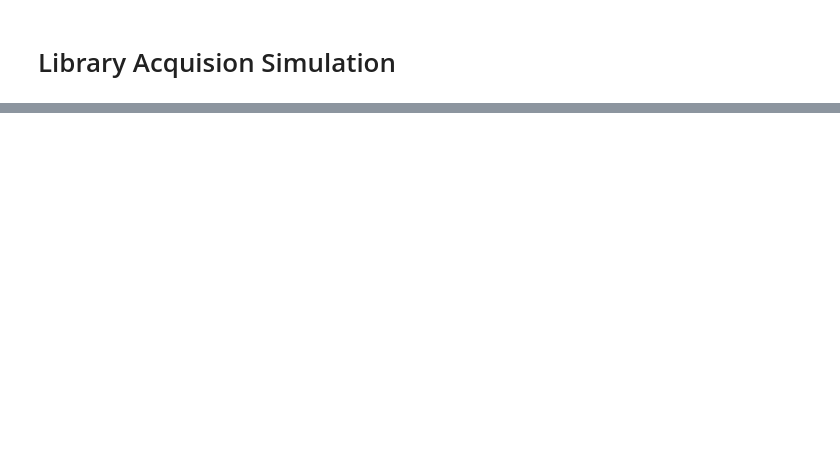
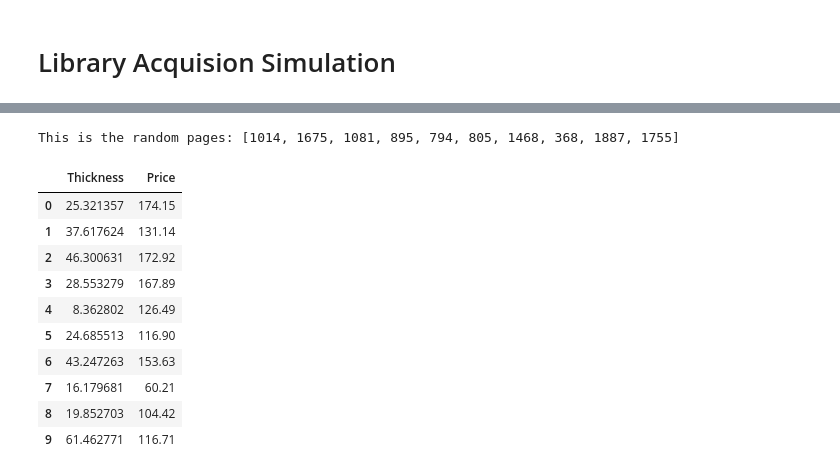
Before and after one commit to Shuyi-Liu/MC-for-Library-Acquisitions, a Jupyter notebook: Solutions.ipynb, the cells around one changed output, grey strips where cells are left out. Cells and saved outputs as stored; diff of their text form; code cells hidden in the pictures; blank space fills up the shorter version.

```diff
--- a/Solutions.ipynb
+++ b/Solutions.ipynb
@@ -83,3 +83,54 @@ get_attributes(10)
+# %%
+# Since page numbers and its thickness are impact on thickness and we add pages numbers as another variables.
+def get_attributes(num_of_titles):
+    '''
+    This is getting attributes of books, thickness and prices. The price will caculate randomly depedning on its thickness.
+    :param num_of_titles: Integer. a number of titles a librarian would like to purchase.
+    :return: DataFrame, columns are thickness and price.
+    '''
+    pages_list = []
+    for i in range(num_of_titles):
+        page = round(random.randint(10, 2000), 2)
+        pages_list.append(page)
+    print("This is the random pages:", pages_list)
+    thickness_list = []
+    for i in pages_list:
+        page_thickness = random.uniform(0.01, 0.05) # thickness range per each paper
+        thickness = page_thickness * i
+        thickness_list.append(thickness)
+    # print("thickness_list", thickness_list)
+    price_list = []
+    for i in pages_list:
+        price1 = round(random.uniform(1, 40), 2)
+        price2 = round(random.uniform(40, 100), 2)
+        price3 = round(random.uniform(100, 200), 2)
+        if i <= 100:
+            # price1 = round(random.uniform(1, 40), 2)
+            price_list.append(price1)
+        elif 100 < i <= 400:
+            price_list.append(price2)
+        elif i > 400:
+            price_list.append(price3)
+    # print("This is the random price", price_list)
+    df = pd.DataFrame(data={'Thickness': thickness_list,
+                            'Price': price_list})
+    # print("This is the random book\n", df)
+    return df
+
+get_attributes(10)
+# %% [output]
+This is the random pages: [1014, 1675, 1081, 895, 794, 805, 1468, 368, 1887, 1755]
+|  | Thickness | Price |
+| 0 | 25.321357 | 174.15 |
+| 1 | 37.617624 | 131.14 |
+| 2 | 46.300631 | 172.92 |
+| 3 | 28.553279 | 167.89 |
+| 4 | 8.362802 | 126.49 |
+| 5 | 24.685513 | 116.90 |
+| 6 | 43.247263 | 153.63 |
+| 7 | 16.179681 | 60.21 |
+| 8 | 19.852703 | 104.42 |
+| 9 | 61.462771 | 116.71 |
 # %%
 # vendor discount. We created discount percentage depending on a number of books that a library would like to purchase.
 def vendor_discount(num_of_titles):
```
Also changed, not shown: parts of 8 cells of this notebook.
